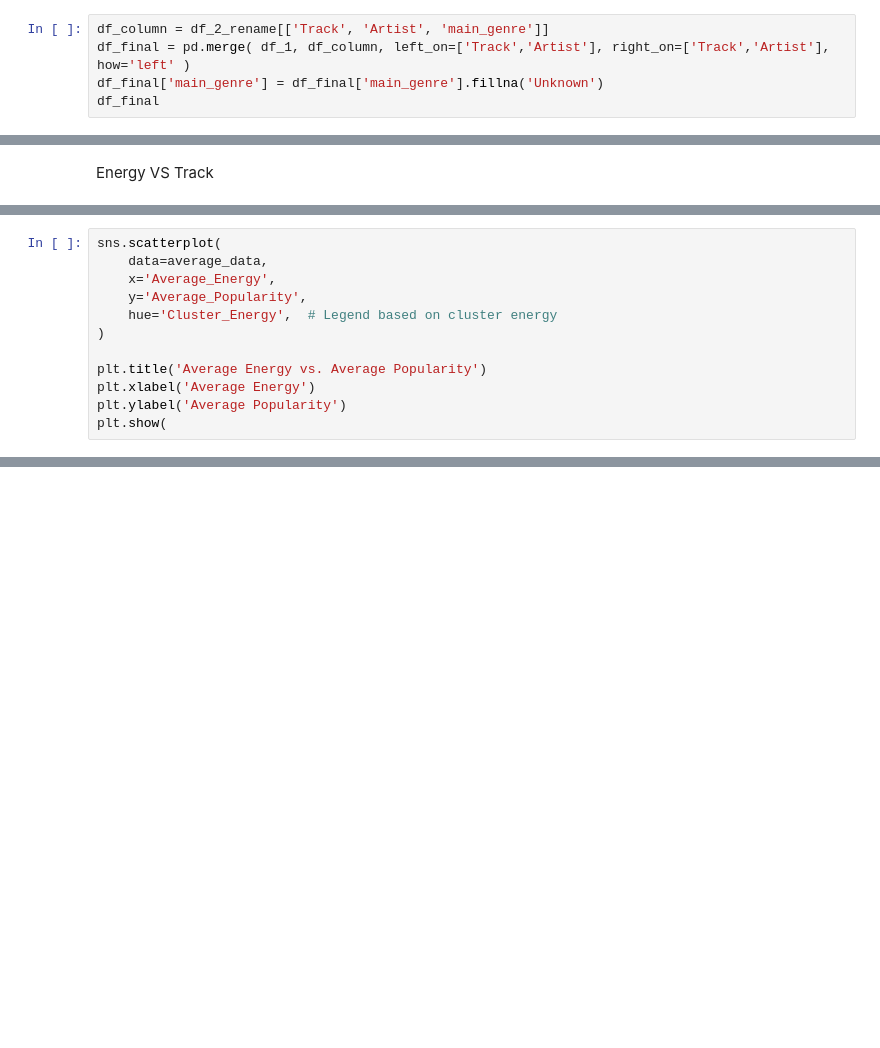
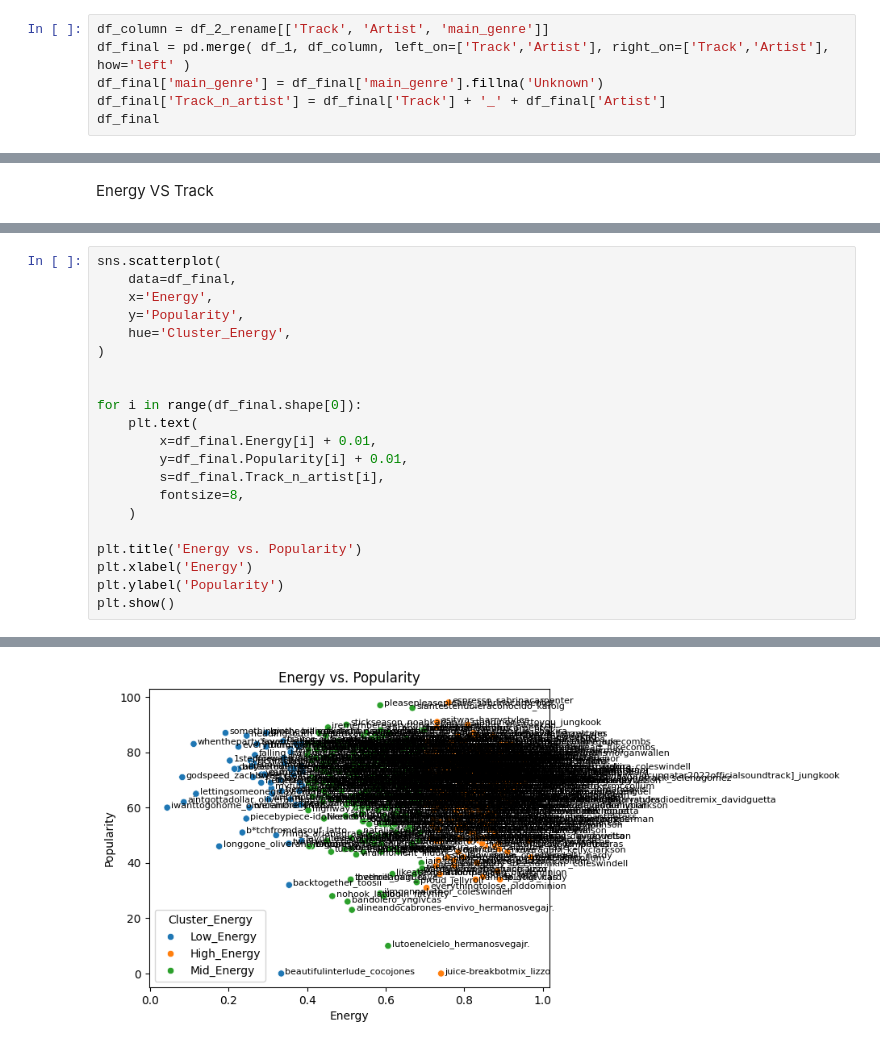
Before and after one commit to SteveOat/Hit-Song, a Jupyter notebook: เอาอันนี้.ipynb, the cells around one changed output, grey strips where cells are left out. Saved outputs shown, nothing was run; the diff lists cells and outputs as text; blank space fills up the shorter version.

```diff
--- a/เอาอันนี้.ipynb
+++ b/เอาอันนี้.ipynb
@@ -38,6 +38,7 @@ Merge & fill NaN
 df_column = df_2_rename[['Track', 'Artist', 'main_genre']]
 df_final = pd.merge( df_1, df_column, left_on=['Track','Artist'], right_on=['Track','Artist'], how='left' )
 df_final['main_genre'] = df_final['main_genre'].fillna('Unknown')
+df_final['Track_n_artist'] = df_final['Track'] + '_' + df_final['Artist']
 df_final
 # %% [output]
 |  | Track | Artist | Album | Year | Duration | Time_Signature | Danceability | Energy | Key | ... |
@@ -384,14 +392,23 @@ plt.show()
 [figure]
 # %%
 sns.scatterplot(
-    data=average_data,
-    x='Average_Energy',
-    y='Average_Popularity',
-    hue='Cluster_Energy',  # Legend based on cluster energy
+    data=df_final,
+    x='Energy',
+    y='Popularity',
+    hue='Cluster_Energy',
 )
 
-plt.title('Average Energy vs. Average Popularity')
-plt.xlabel('Average Energy')
-plt.ylabel('Average Popularity')
-plt.show(
+
+for i in range(df_final.shape[0]):
+    plt.text(
+        x=df_final.Energy[i] + 0.01,
+        y=df_final.Popularity[i] + 0.01,
+        s=df_final.Track_n_artist[i],
+        fontsize=8,
+    )
+
+plt.title('Energy vs. Popularity')
+plt.xlabel('Energy')
+plt.ylabel('Popularity')
+plt.show()
 # %% [output]
@@ -398,0 +415 @@ SyntaxError: incomplete input (<ipython-input-114-41b596bf886e>, line 11)
+[figure, added]
```
Also changed, not shown: parts of 7 cells of this notebook.
